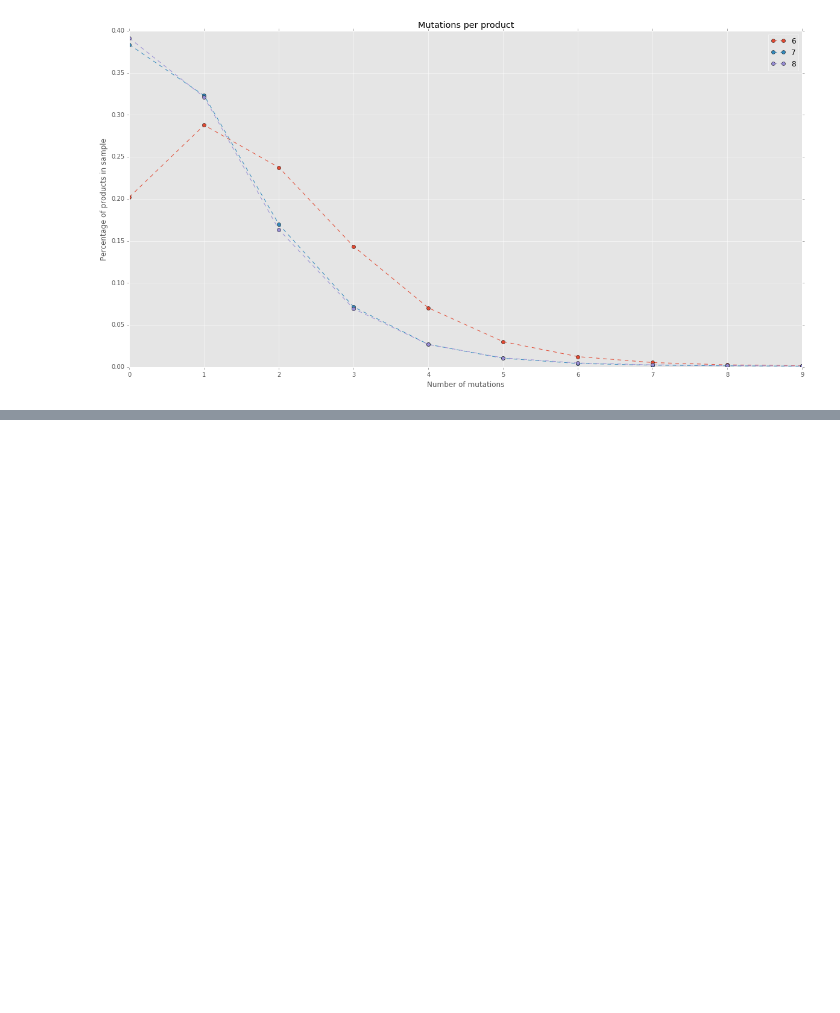
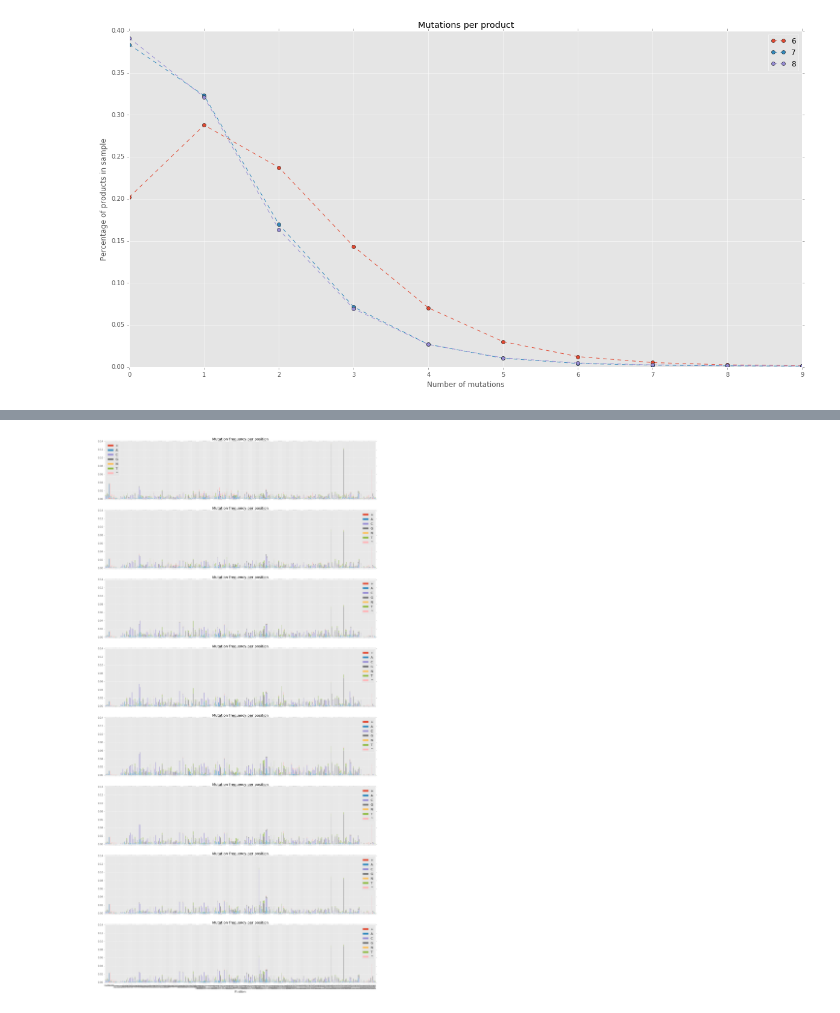
Before and after one commit to cfblaeb/mutfreq, a Jupyter notebook: tadas.ipynb, the cells around one changed output, grey strips where cells are left out. Saved outputs shown, nothing was run; the diff lists cells and outputs as text; code cells hidden in the pictures; blank space fills up the shorter version.

```diff
--- a/tadas.ipynb
+++ b/tadas.ipynb
@@ -129,0 +132,7 @@ plt.ylabel("Percentage of products in sample")
+# %%
+f, axs = plt.subplots(nrows=8, sharex=True, sharey=True, squeeze=True, figsize=(20,40))
+for i, ppm in ppmuts.items():
+    plots.mut_plot(ppm, axs[i], wt)
+    axs[i].set_ylabel("")
+# %% [output]
+[figure, added]
```
Also changed, not shown: parts of 6 cells of this notebook, 1 other file.
